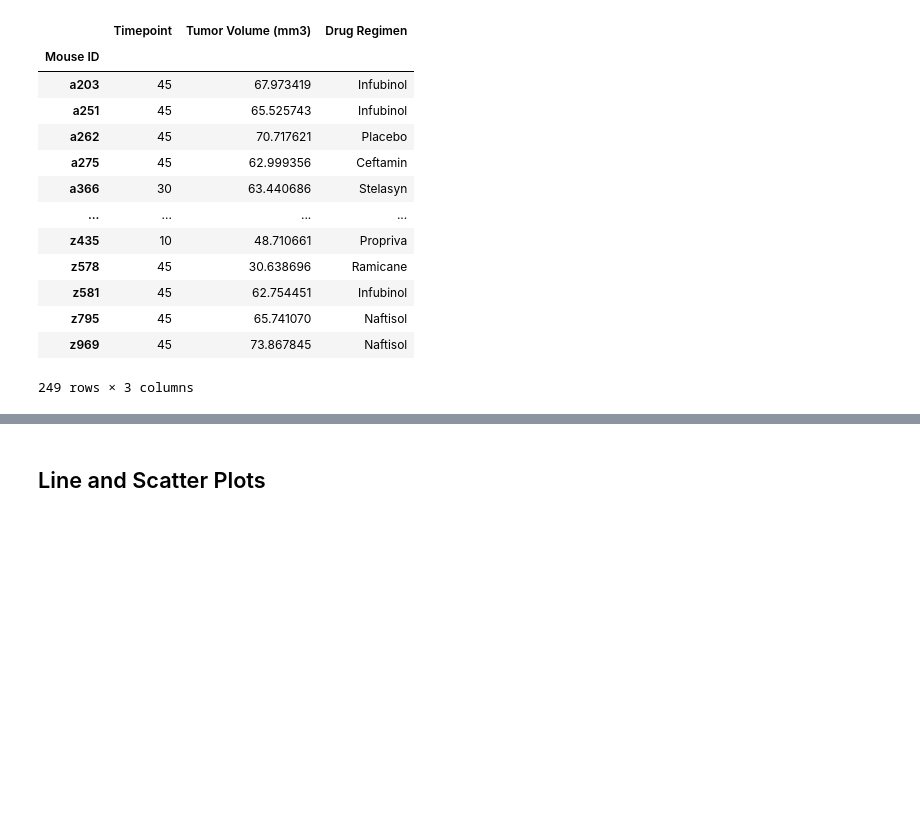
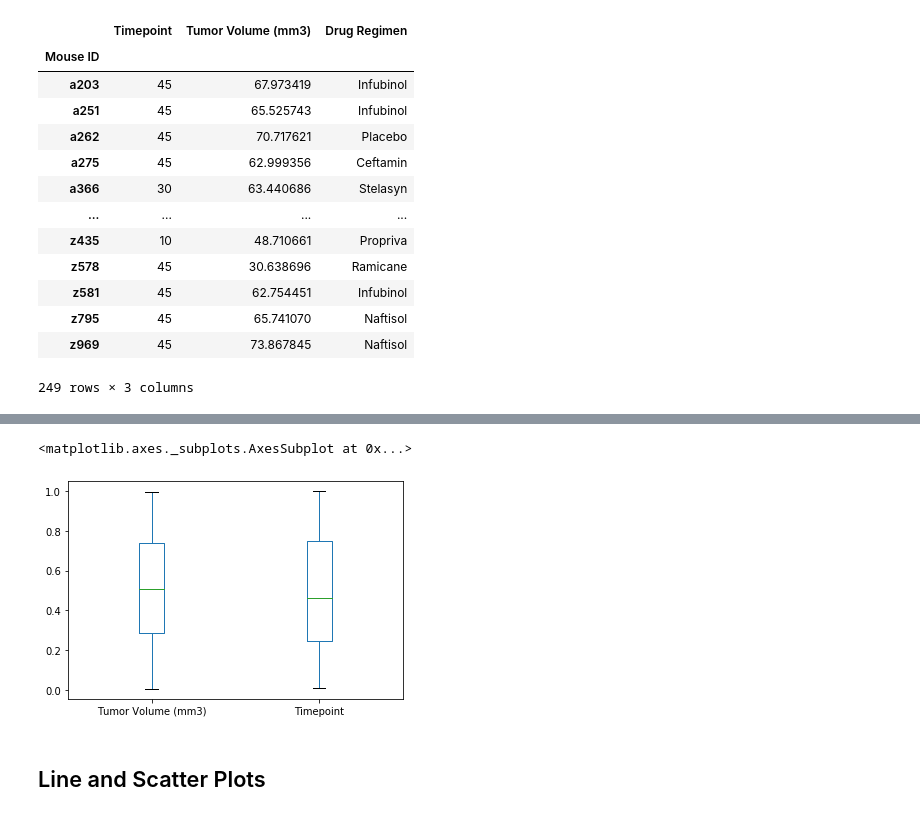
Before and after one commit to kvereda/Matplotlib-challenge, a Jupyter notebook: pymaceuticals_starter.ipynb, the cells around one changed output, grey strips where cells are left out. Drawn from its saved outputs; the diff is of its cells as text; code cells hidden in the pictures; blank space fills up the shorter version.

```diff
--- a/pymaceuticals_starter.ipynb
+++ b/pymaceuticals_starter.ipynb
@@ -371,8 +463,11 @@ print(f"Values above {upper_bound} could be outliers.")
 # %%
 # Generate a box plot of the final tumor volume of each mouse across four regimens of interest
 # %%
-last_combined_mice_complete_df = pd.DataFrame(np.random.rand(100, 2), columns=["Tumor Volume (mm3)", "Timepoint"])
+last_combined_mice_complete_df = pd.DataFrame(np.random.rand(200, 2), columns=["Tumor Volume (mm3)", "Timepoint"])
 last_combined_mice_complete_df.plot.box()
+# %% [output]
+<matplotlib.axes._subplots.AxesSubplot at 0x...>
+[figure, added]
 # %% [markdown]
 ## Line and Scatter Plots
 # %%
```
Also changed, not shown: parts of 14 cells of this notebook.
